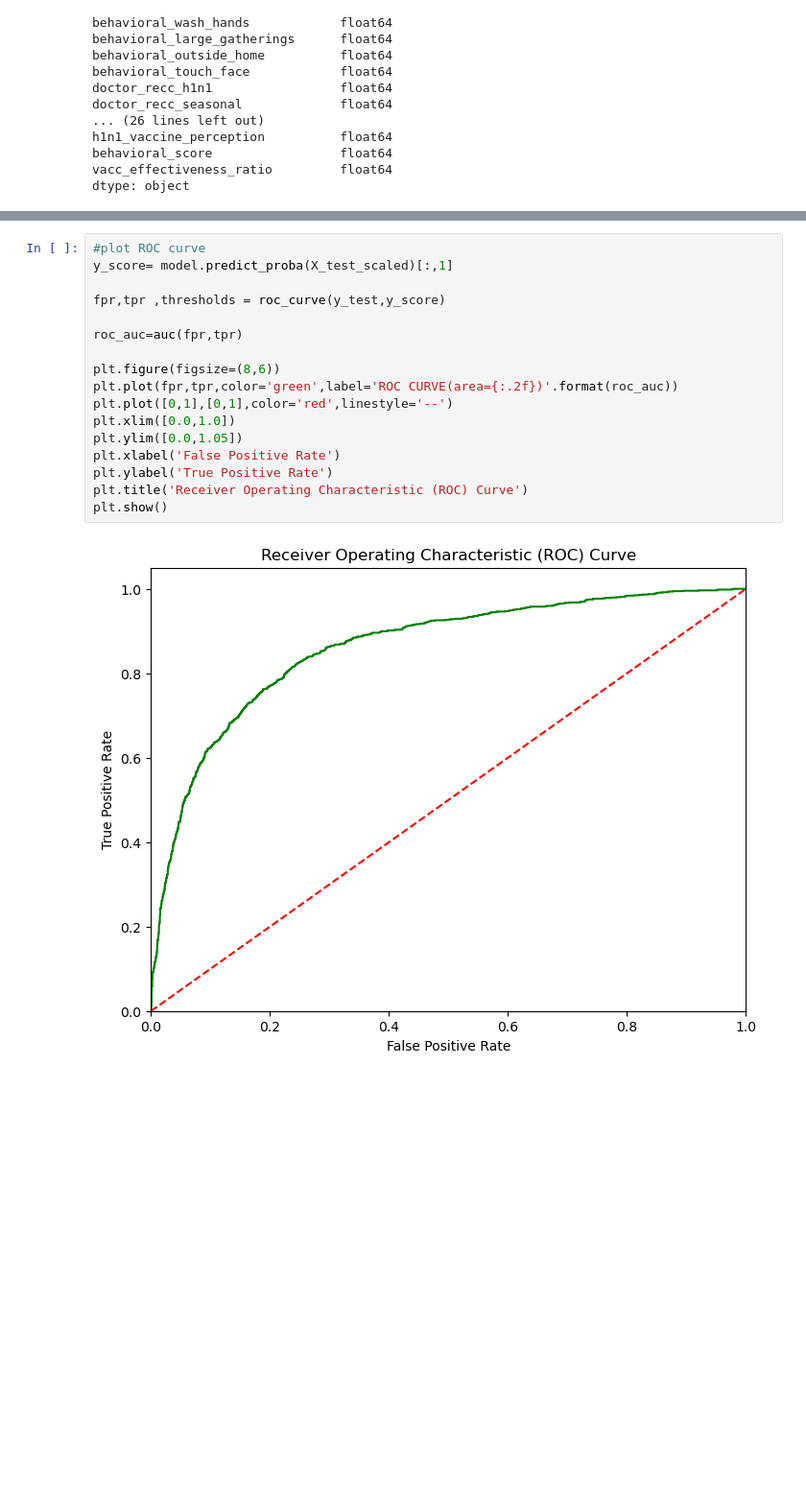
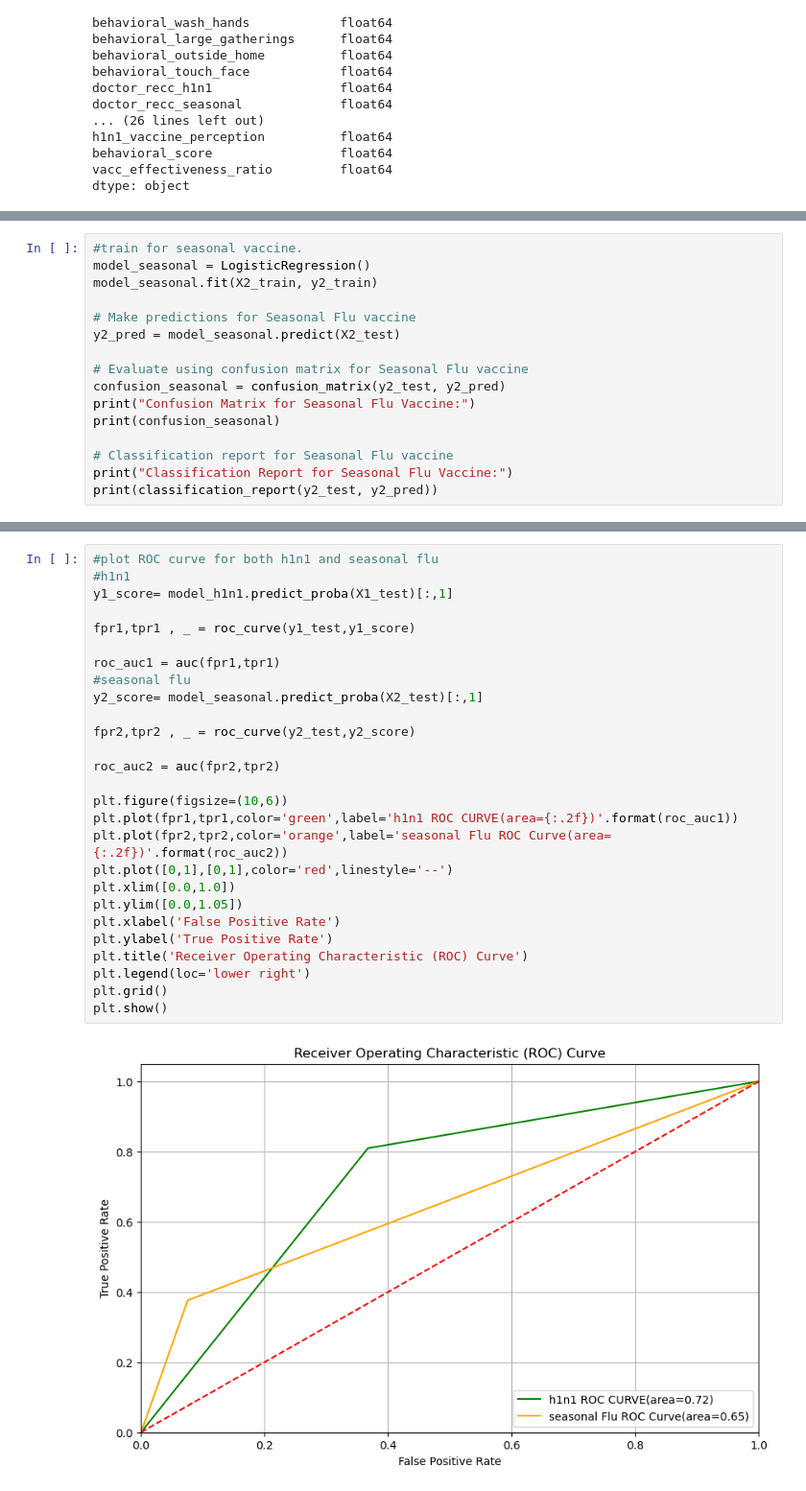
Before and after one commit to lchep2024/Phase-3-Project, a Jupyter notebook: index.ipynb, the cells around one changed output, grey strips where cells are left out. Shown at 96% size. Cells and saved outputs as stored; diff of their text form; blank space fills up the shorter version.

```diff
--- a/index.ipynb
+++ b/index.ipynb
@@ -593,0 +723,16 @@ True Positives:587
+# %%
+#train for seasonal vaccine.
+model_seasonal = LogisticRegression()
+model_seasonal.fit(X2_train, y2_train)
+
+# Make predictions for Seasonal Flu vaccine
+y2_pred = model_seasonal.predict(X2_test)
+
+# Evaluate using confusion matrix for Seasonal Flu vaccine
+confusion_seasonal = confusion_matrix(y2_test, y2_pred)
+print("Confusion Matrix for Seasonal Flu Vaccine:")
+print(confusion_seasonal)
+
+# Classification report for Seasonal Flu vaccine
+print("Classification Report for Seasonal Flu Vaccine:")
+print(classification_report(y2_test, y2_pred))
@@ -594,19 +767,29 @@ True Positives:587
 # %%
-#plot ROC curve
-y_score= model.predict_proba(X_test_scaled)[:,1]
+#plot ROC curve for both h1n1 and seasonal flu
+#h1n1
+y1_score= model_h1n1.predict_proba(X1_test)[:,1]
 
-fpr,tpr ,thresholds = roc_curve(y_test,y_score)
+fpr1,tpr1 , _ = roc_curve(y1_test,y1_score)
 
-roc_auc=auc(fpr,tpr)
+roc_auc1 = auc(fpr1,tpr1)
+#seasonal flu
+y2_score= model_seasonal.predict_proba(X2_test)[:,1]
 
-plt.figure(figsize=(8,6))
-plt.plot(fpr,tpr,color='green',label='ROC CURVE(area={:.2f})'.format(roc_auc))
+fpr2,tpr2 , _ = roc_curve(y2_test,y2_score)
+
+roc_auc2 = auc(fpr2,tpr2)
+
+plt.figure(figsize=(10,6))
+plt.plot(fpr1,tpr1,color='green',label='h1n1 ROC CURVE(area={:.2f})'.format(roc_auc1))
+plt.plot(fpr2,tpr2,color='orange',label='seasonal Flu ROC Curve(area={:.2f})'.format(roc_auc2))
 plt.plot([0,1],[0,1],color='red',linestyle='--')
 plt.xlim([0.0,1.0])
 plt.ylim([0.0,1.05])
 plt.xlabel('False Positive Rate')
 plt.ylabel('True Positive Rate')
 plt.title('Receiver Operating Characteristic (ROC) Curve')
+plt.legend(loc='lower right')
+plt.grid()
 plt.show()
 # %% [output]
-[figure, old version]
+[figure, new version]
```
Also changed, not shown: parts of 30 cells of this notebook, 1 other file.
